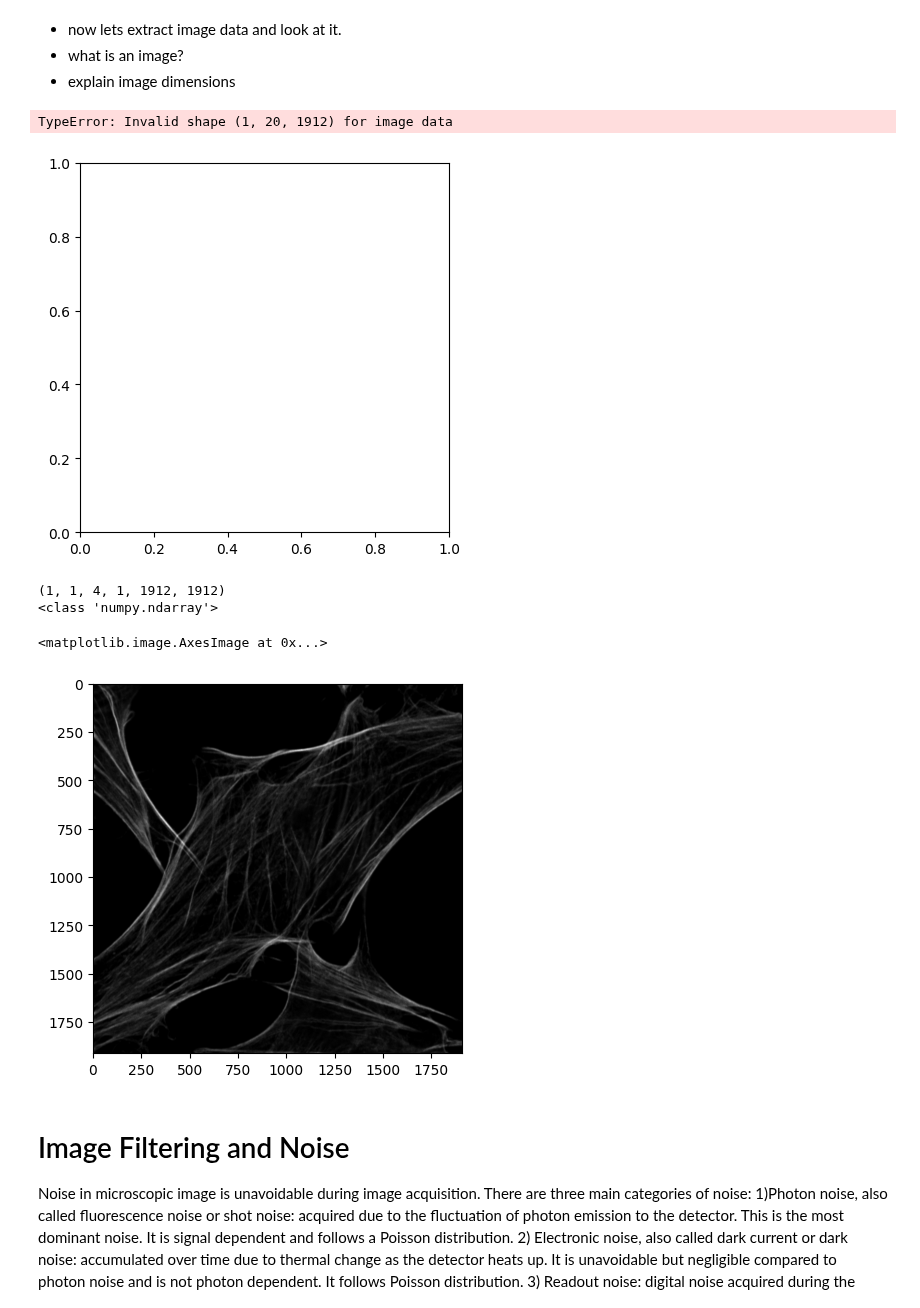
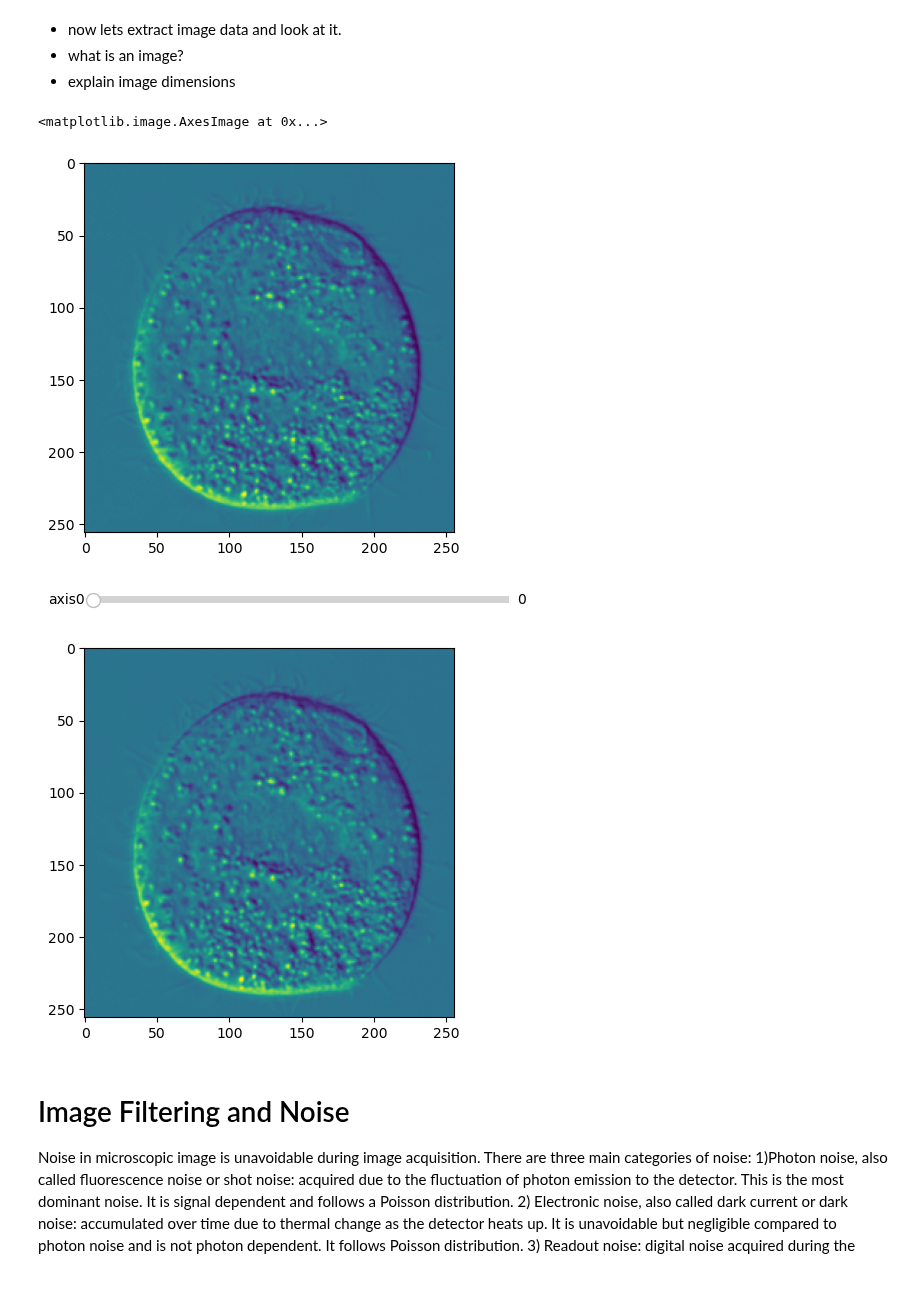
Before and after one commit to u-schulze/Python-course, a Jupyter notebook: Course-main.ipynb, the cells around one changed output. Saved outputs shown, nothing was run; the diff lists cells and outputs as text; code cells hidden in the pictures.

```diff
--- a/Course-main.ipynb
+++ b/Course-main.ipynb
@@ -120,7 +114,10 @@ print(f'The pixel size in Y is {img.physical_pixel_sizes.Y} microns')
 - what is an image?
 - explain image dimensions
 # %%
-#illustration of image array
+#Look at the images
+
+fig, ax = plt.subplots()
+ax.imshow(image[10,0,0,:,:])
 
 import numpy as np
 img = AICSImage('data/airyscan-4colors.tif')
@@ -133,26 +130,21 @@ for i in range(image.shape[0]):
         ax.text(j, i, str(int(image[i, j])), color=c, ha='center', va='center', size=10)
 ax.axis("off")
 # %% [output]
-TypeError: Invalid shape (1, 20, 1912) for image data
+<matplotlib.image.AxesImage at 0x...>
-[figure, old version]
+[figure, new version]
 # %%
 image = mydata.data
 
 print(image.shape)    #explain shape of the image
 print(type(image))
 
 
 #Look at the images
 
-fig, ax = plt.subplots()
-ax.imshow(image[0,0,1,0,:,:], cmap='gray')
-
-#exercise, change the timepoint, change the colormap
+control1 = hyperslicer(image)
 # %% [output]
-(1, 1, 4, 1, 1912, 1912)
-<class 'numpy.ndarray'>
-<matplotlib.image.AxesImage at 0x...>
-[figure, old version]
+[figure, new version]
+[figure, added]
 # %% [markdown]
 # Image Filtering and Noise
 
```
Also changed, not shown: parts of 23 cells of this notebook.
